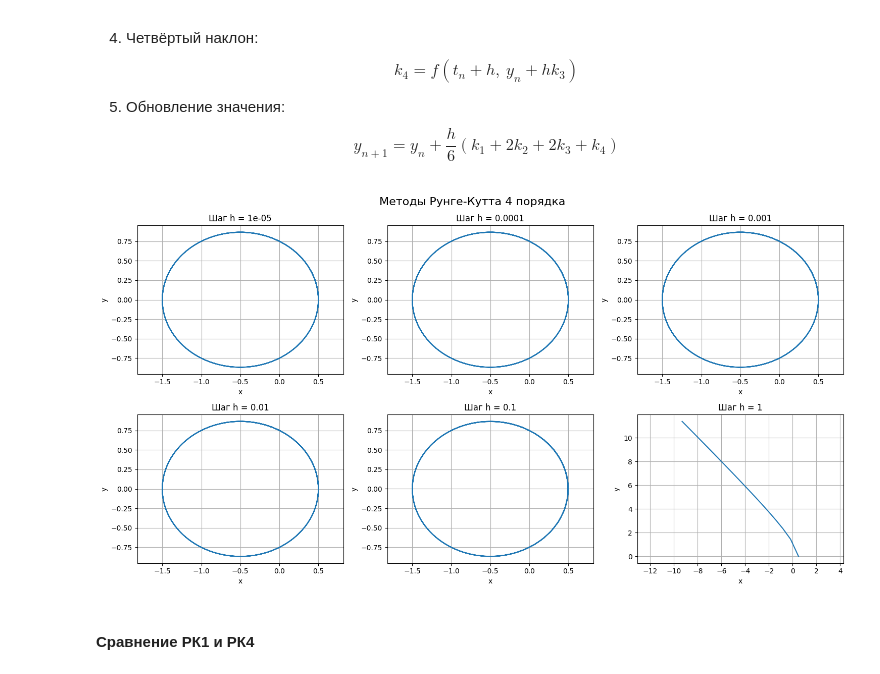
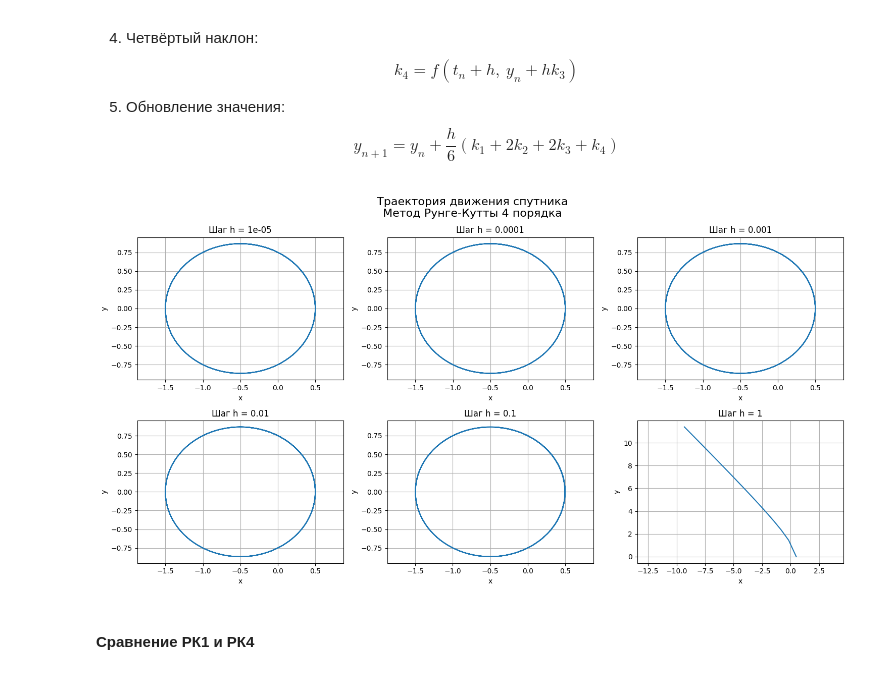
Before and after one commit to oncominglane/computational_mathematics, a Jupyter notebook: sem2/lab6/lab6.ipynb, the cells around one changed output. Cells and saved outputs as stored; diff of their text form; code cells hidden in the pictures.

```diff
--- a/sem2/lab6/lab6.ipynb
+++ b/sem2/lab6/lab6.ipynb
@@ -45,7 +45,7 @@ https://ru.wikipedia.org/wiki/Метод_Рунге_—_Кутты
 
 <img src="images\runge_kutt.png" alt="drawing" width="700"/>
 # %%
-def runge_kutt(f, t, Y, h, order):
+def runge_kutt_explicit(f, t, Y, h, order):
     l = len(Y)
     if order == 1:
         k1 = f(t, Y)
@@ -79,25 +79,25 @@ def runge_kutt(f, t, Y, h, order):
         print("ERROR! Порядок должен быть от 1 до 4")
         return
 # %%
-def integrate_runge_kutt(f, Y0, t_start, t_stop, h, order):
+def integrate_runge_kutt_explicit(f, Y0, t_start, t_stop, h, order):
     t = t_start
     Y = Y0[:]
     S = [[t] + Y]
 
     while t < t_stop:
-        Y = runge_kutt(f, t, Y, h, order)
+        Y = runge_kutt_explicit(f, t, Y, h, order)
         t += h
         S.append([t] + Y)
 
     return S #траектория
 # %%
-def drawing_runge_kutta(order):
+def drawing(method, order):
     h_vals = [10 ** i for i in range (-5, 1)]
     x_vals = [0]*6
     y_vals = [0]*6
 
     for i in range(len(h_vals)):
-        S = integrate_runge_kutt(f, Y0, t_start, t_stop, h_vals[i], order)
+        S = method(f, Y0, t_start, t_stop, h_vals[i], order)
         x_vals[i] = [p[1] for p in S]
         y_vals[i] = [p[2] for p in S]
         #plt.title(f'Траектория движения спутника: (РК1), шаг = {h}')
@@ -114,7 +114,21 @@ def drawing_runge_kutta(order):
         axs[i].axis('equal')  # чтобы не искажалась орбита
         axs[i].grid(True)
 
-    fig.suptitle(f"Методы Рунге-Кутта {order} порядка", fontsize=16)
+
+
+    method_name = method.__name__
+
+    # Красивое название (преобразуем имя функции)
+    if "adams" in method_name:
+        method_display = "Адамса"
+    elif "fdn" in method_name:
+        method_display = "ФДН"
+    elif "runge" in method_name:
+        method_display = "Рунге-Кутты"
+    else:
+        method_display = method_name  # fallback
+
+    fig.suptitle(f"Траектория движения спутника\nМетод {method_display} {order} порядка", fontsize=16)
     plt.tight_layout()
     plt.show()
 # %% [markdown]
@@ -228,9 +242,9 @@ $$
 y_{n+1} = y_n + \frac{h}{6}(k_1 + 2k_2 + 2k_3 + k_4)
 $$
 # %%
-drawing_runge_kutta(order = 4)
+drawing(integrate_runge_kutt_explicit, order = 4)
 # %% [output]
-[figure, old version]
+[figure, new version]
 # %% [markdown]
 #### **Сравнение РК1 и РК4**
 # %%
```
Also changed, not shown: parts of 32 cells of this notebook, 1 other file.
